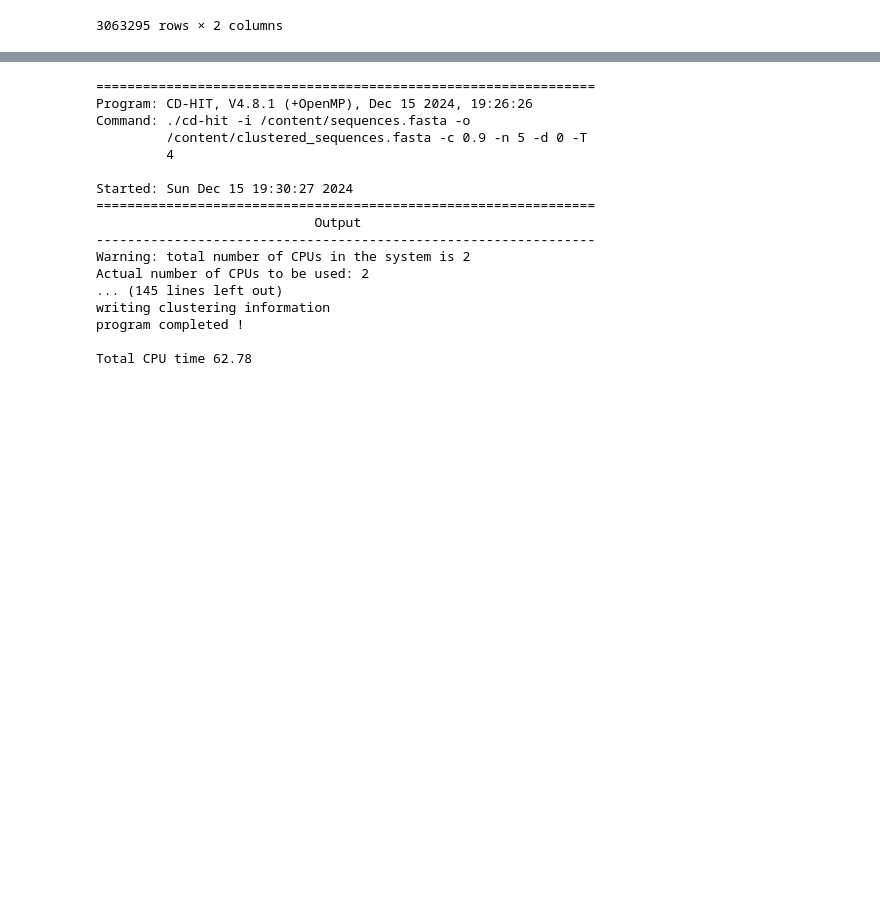
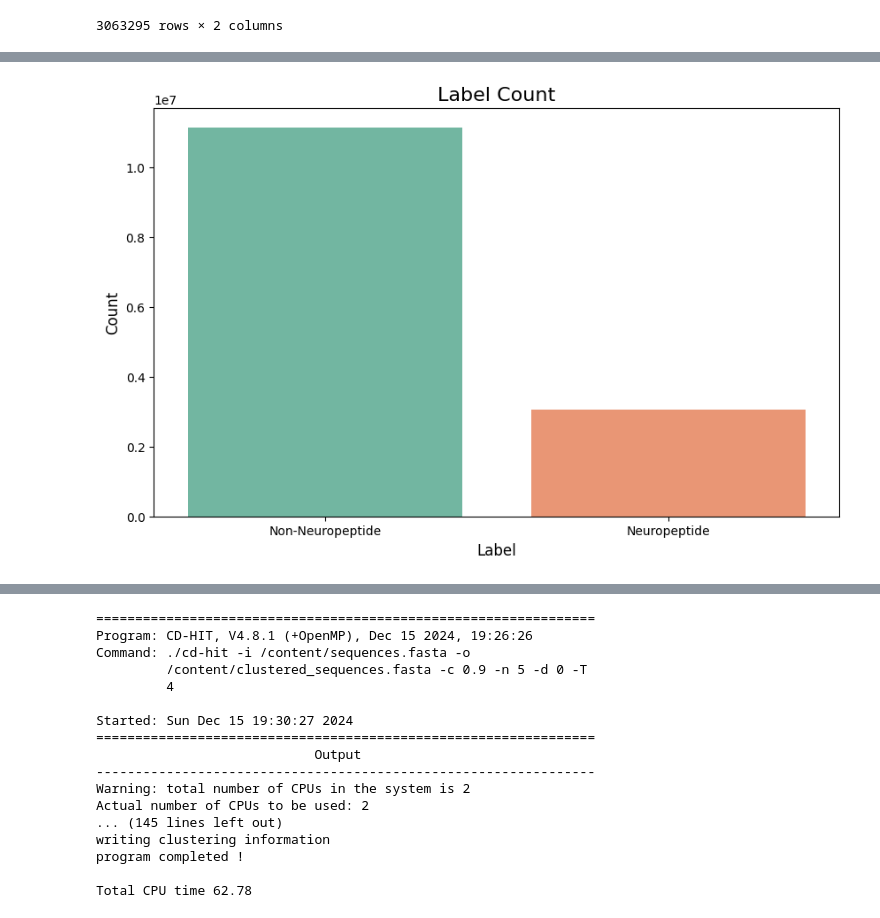
Before and after one commit to DRepresser/NeuroClassify, a Jupyter notebook: preprocess_and_EDA.ipynb, the cells around one changed output, grey strips where cells are left out. Saved outputs shown, nothing was run; the diff lists cells and outputs as text; code cells hidden in the pictures; blank space fills up the shorter version.

Commit message:
Add EDA before data preprocessing

```diff
--- a/preprocess_and_EDA.ipynb
+++ b/preprocess_and_EDA.ipynb
@@ -61,3 +61,7 @@ positive_df
 | 3063293 | SWYRAPPRGRRYRAYSTTT | 1 |
 | 3063294 | GNKSWYRAPPRGRRYRAYSTTT | 1 |
 3063295 rows × 2 columns
+# %%
+negative_df = pd.read_csv(negative_file_path)
+negative_df['label'] = 0
+negative_df
@@ -63,0 +82,5 @@ positive_df
+# %%
+df = pd.concat([negative_df, positive_df], ignore_index=True)
+df['label'] = df['label'].map({0: 'Non-Neuropeptide', 1: 'Neuropeptide'})
+df['length'] = df['sequence'].apply(len)
+df
@@ -63,0 +101,9 @@ positive_df
+# %%
+plt.figure(figsize=(10, 6))
+sns.countplot(x='label', data=df, hue='label', palette='Set2')
+plt.title("Label Count", fontsize=16)
+plt.xlabel("Label", fontsize=12)
+plt.ylabel("Count", fontsize=12)
+plt.show()
+# %% [output]
+[figure, added]
```
Also changed, not shown: parts of 11 cells of this notebook.
